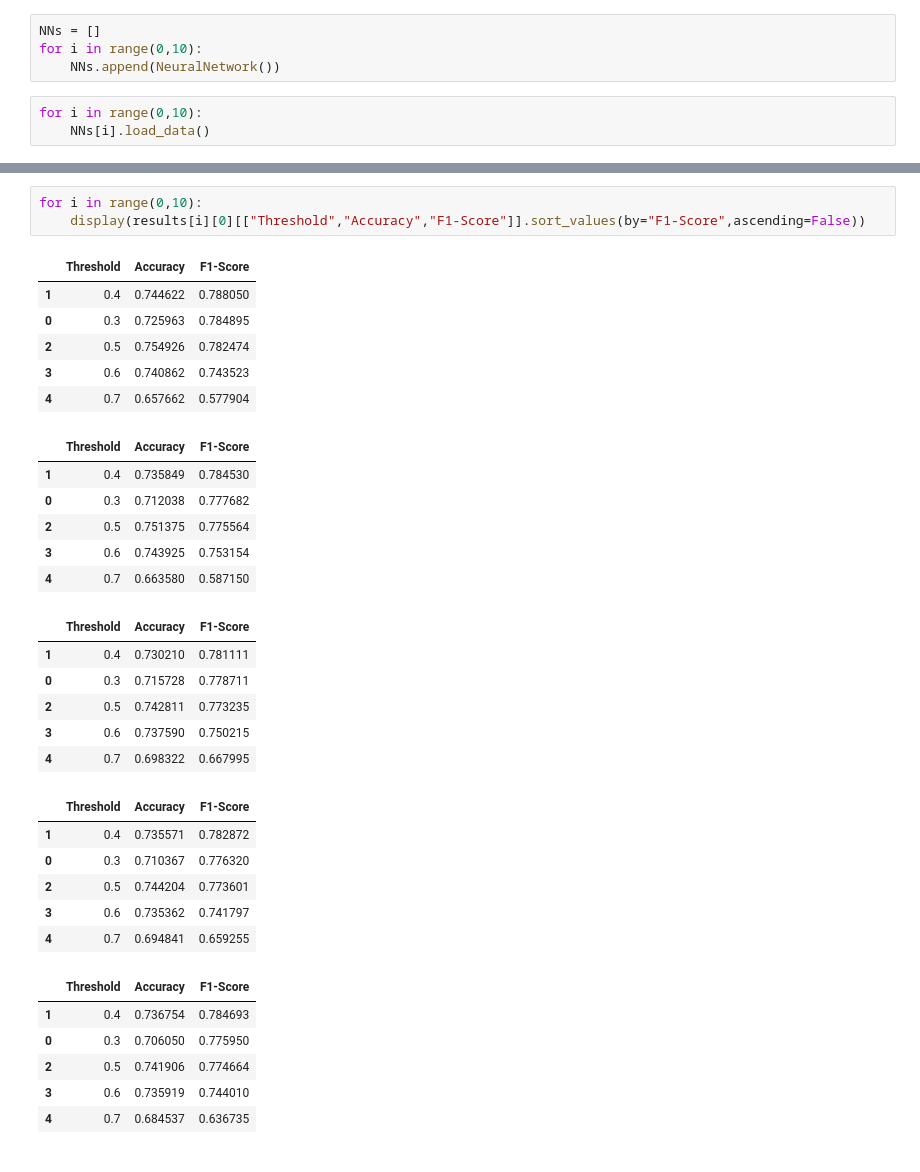
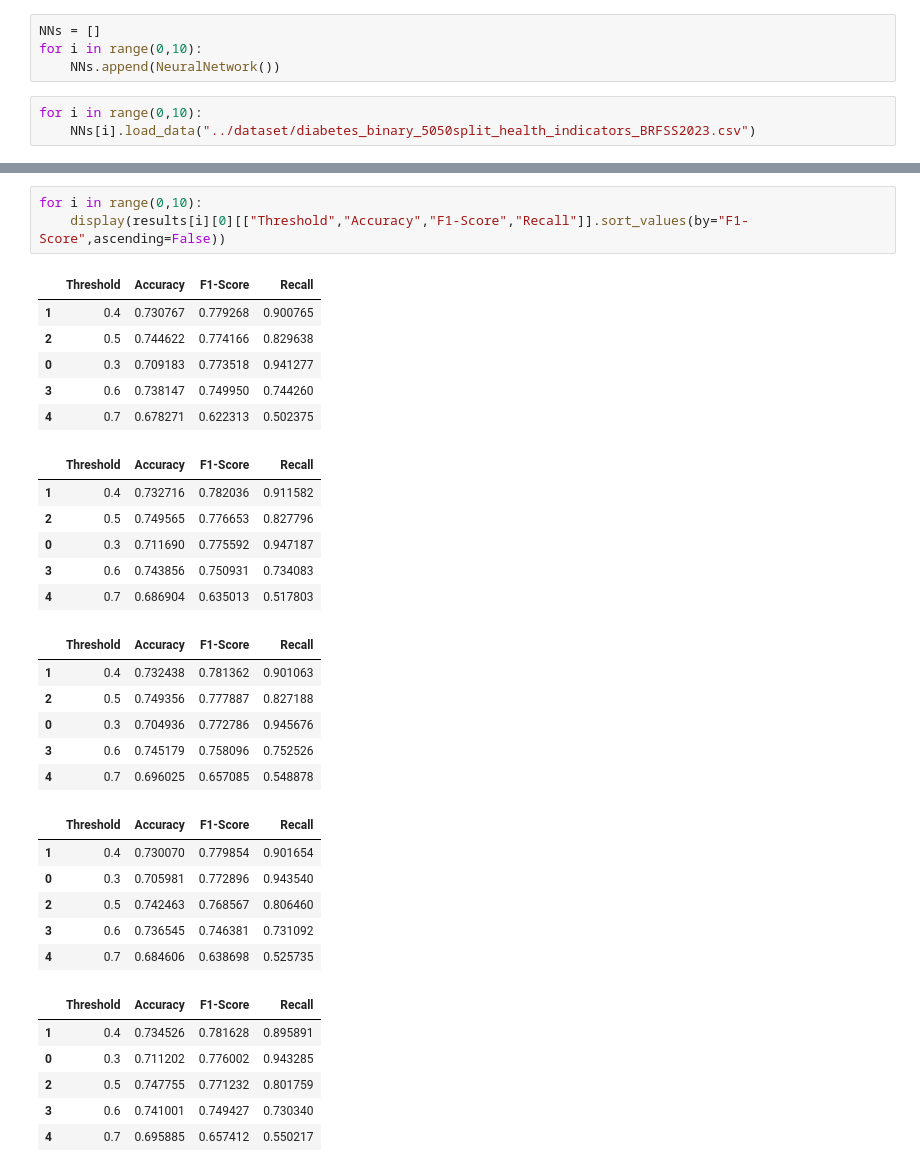
Before and after one commit to ismailnasuhkara/yap470, a Jupyter notebook: nn/main.ipynb, the cells around one changed output, grey strips where cells are left out. Cells and saved outputs as stored; diff of their text form.

```diff
--- a/nn/main.ipynb
+++ b/nn/main.ipynb
@@ -7,7 +7,7 @@ for i in range(0,10):
     NNs.append(NeuralNetwork())
 # %%
 for i in range(0,10):
-    NNs[i].load_data()
+    NNs[i].load_data("../dataset/diabetes_binary_5050split_health_indicators_BRFSS2023.csv")
 # %%
 for i in range(0,10):
     print(f"----- TRAINING NN {i+1} -----")
@@ -56,35 +56,35 @@ ROC-AUC Score: 0.8262
 ================================================================================
 # %%
 for i in range(0,10):
-    display(results[i][0][["Threshold","Accuracy","F1-Score"]].sort_values(by="F1-Score",ascending=False))
+    display(results[i][0][["Threshold","Accuracy","F1-Score","Recall"]].sort_values(by="F1-Score",ascending=False))
 # %% [output]
-|  | Threshold | Accuracy | F1-Score |
-| 1 | 0.4 | 0.744622 | 0.788050 |
-| 0 | 0.3 | 0.725963 | 0.784895 |
-| 2 | 0.5 | 0.754926 | 0.782474 |
-| 3 | 0.6 | 0.740862 | 0.743523 |
-| 4 | 0.7 | 0.657662 | 0.577904 |
+|  | Threshold | Accuracy | F1-Score | Recall |
+| 1 | 0.4 | 0.730767 | 0.779268 | 0.900765 |
+| 2 | 0.5 | 0.744622 | 0.774166 | 0.829638 |
+| 0 | 0.3 | 0.709183 | 0.773518 | 0.941277 |
+| 3 | 0.6 | 0.738147 | 0.749950 | 0.744260 |
+| 4 | 0.7 | 0.678271 | 0.622313 | 0.502375 |
-|  | Threshold | Accuracy | F1-Score |
-| 1 | 0.4 | 0.735849 | 0.784530 |
-| 0 | 0.3 | 0.712038 | 0.777682 |
-| 2 | 0.5 | 0.751375 | 0.775564 |
-| 3 | 0.6 | 0.743925 | 0.753154 |
-| 4 | 0.7 | 0.663580 | 0.587150 |
+|  | Threshold | Accuracy | F1-Score | Recall |
+| 1 | 0.4 | 0.732716 | 0.782036 | 0.911582 |
+| 2 | 0.5 | 0.749565 | 0.776653 | 0.827796 |
+| 0 | 0.3 | 0.711690 | 0.775592 | 0.947187 |
+| 3 | 0.6 | 0.743856 | 0.750931 | 0.734083 |
+| 4 | 0.7 | 0.686904 | 0.635013 | 0.517803 |
-|  | Threshold | Accuracy | F1-Score |
-| 1 | 0.4 | 0.730210 | 0.781111 |
-| 0 | 0.3 | 0.715728 | 0.778711 |
-| 2 | 0.5 | 0.742811 | 0.773235 |
-| 3 | 0.6 | 0.737590 | 0.750215 |
-| 4 | 0.7 | 0.698322 | 0.667995 |
+|  | Threshold | Accuracy | F1-Score | Recall |
+| 1 | 0.4 | 0.732438 | 0.781362 | 0.901063 |
+| 2 | 0.5 | 0.749356 | 0.777887 | 0.827188 |
+| 0 | 0.3 | 0.704936 | 0.772786 | 0.945676 |
+| 3 | 0.6 | 0.745179 | 0.758096 | 0.752526 |
+| 4 | 0.7 | 0.696025 | 0.657085 | 0.548878 |
-|  | Threshold | Accuracy | F1-Score |
-| 1 | 0.4 | 0.735571 | 0.782872 |
-| 0 | 0.3 | 0.710367 | 0.776320 |
-| 2 | 0.5 | 0.744204 | 0.773601 |
-| 3 | 0.6 | 0.735362 | 0.741797 |
-| 4 | 0.7 | 0.694841 | 0.659255 |
+|  | Threshold | Accuracy | F1-Score | Recall |
+| 1 | 0.4 | 0.730070 | 0.779854 | 0.901654 |
+| 0 | 0.3 | 0.705981 | 0.772896 | 0.943540 |
+| 2 | 0.5 | 0.742463 | 0.768567 | 0.806460 |
+| 3 | 0.6 | 0.736545 | 0.746381 | 0.731092 |
+| 4 | 0.7 | 0.684606 | 0.638698 | 0.525735 |
-|  | Threshold | Accuracy | F1-Score |
-| 1 | 0.4 | 0.736754 | 0.784693 |
-| 0 | 0.3 | 0.706050 | 0.775950 |
-| 2 | 0.5 | 0.741906 | 0.774664 |
-| 3 | 0.6 | 0.735919 | 0.744010 |
-| 4 | 0.7 | 0.684537 | 0.636735 |
+|  | Threshold | Accuracy | F1-Score | Recall |
+| 1 | 0.4 | 0.734526 | 0.781628 | 0.895891 |
+| 0 | 0.3 | 0.711202 | 0.776002 | 0.943285 |
+| 2 | 0.5 | 0.747755 | 0.771232 | 0.801759 |
+| 3 | 0.6 | 0.741001 | 0.749427 | 0.730340 |
+| 4 | 0.7 | 0.695885 | 0.657412 | 0.550217 |
```
Also changed, not shown: parts of 5 cells of this notebook, 2 other files.
